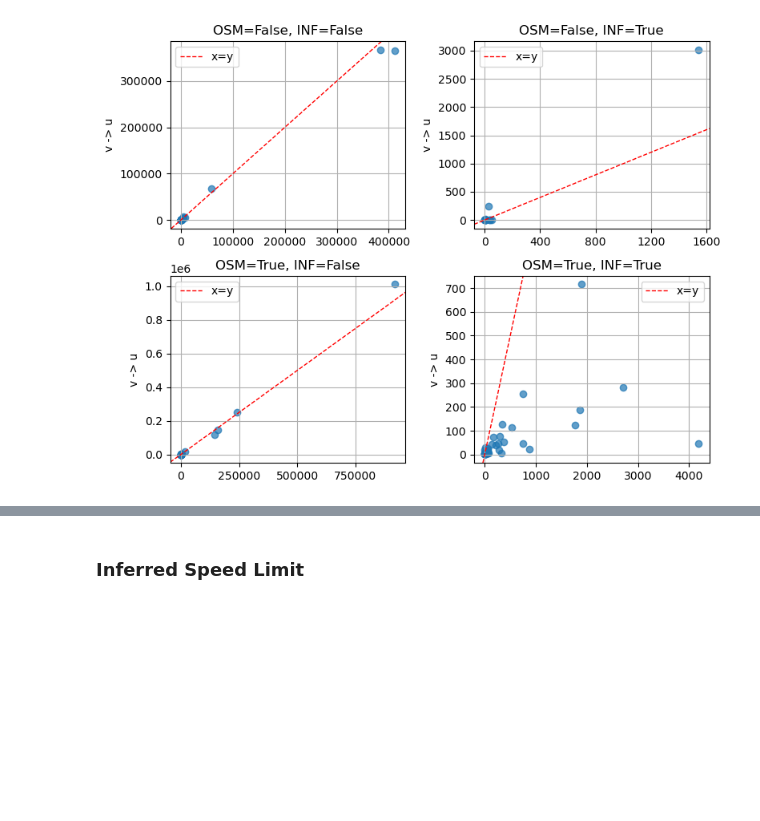
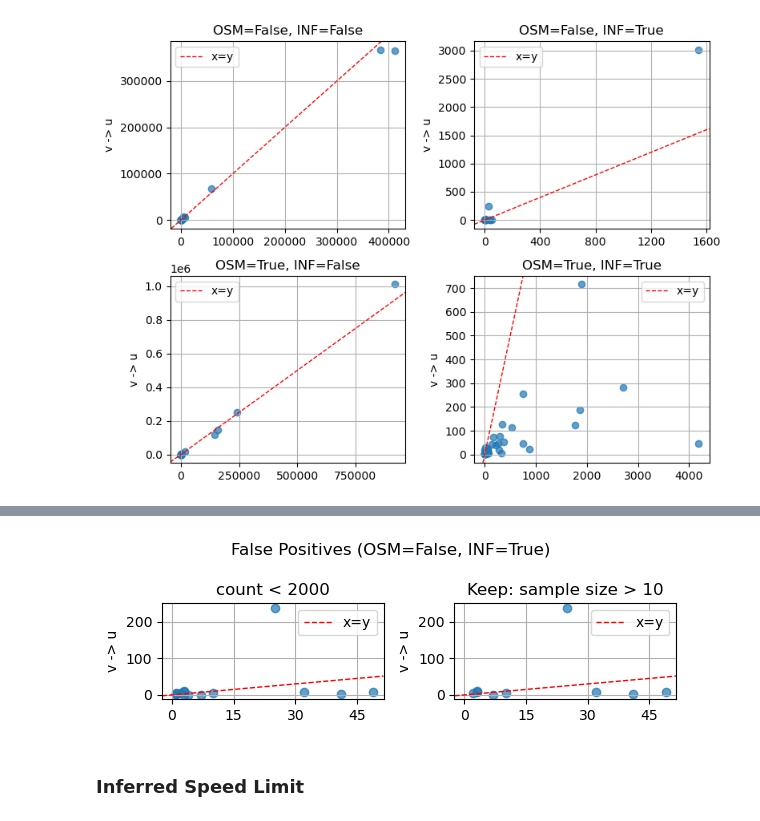
Before and after one commit to ana-e-uk/mapmetadata, a Jupyter notebook: testing/test_metadata_results.ipynb, the cells around one changed output, grey strips where cells are left out. Cells and saved outputs as stored; diff of their text form; code cells hidden in the pictures; blank space fills up the shorter version.

```diff
--- a/testing/test_metadata_results.ipynb
+++ b/testing/test_metadata_results.ipynb
@@ -155,3 +172,11 @@ fig.set_tight_layout(tight=True)
+# %%
+fig, axes = plt.subplots(1,2, figsize=(6,2))
+fig.suptitle("False Positives (OSM=False, INF=True)")
+plot_counts(false_positives_cut, axes[0],'count < 2000')
+plot_counts(false_positives_reasonable_sample_size, axes[1], 'Keep: sample size > 10')
+fig.set_tight_layout(tight=True)
+# %% [output]
+[figure, added]
 # %% [markdown]
 ### Inferred Speed Limit
 # %%
```
Also changed, not shown: parts of 2 cells of this notebook, 1 other file.
